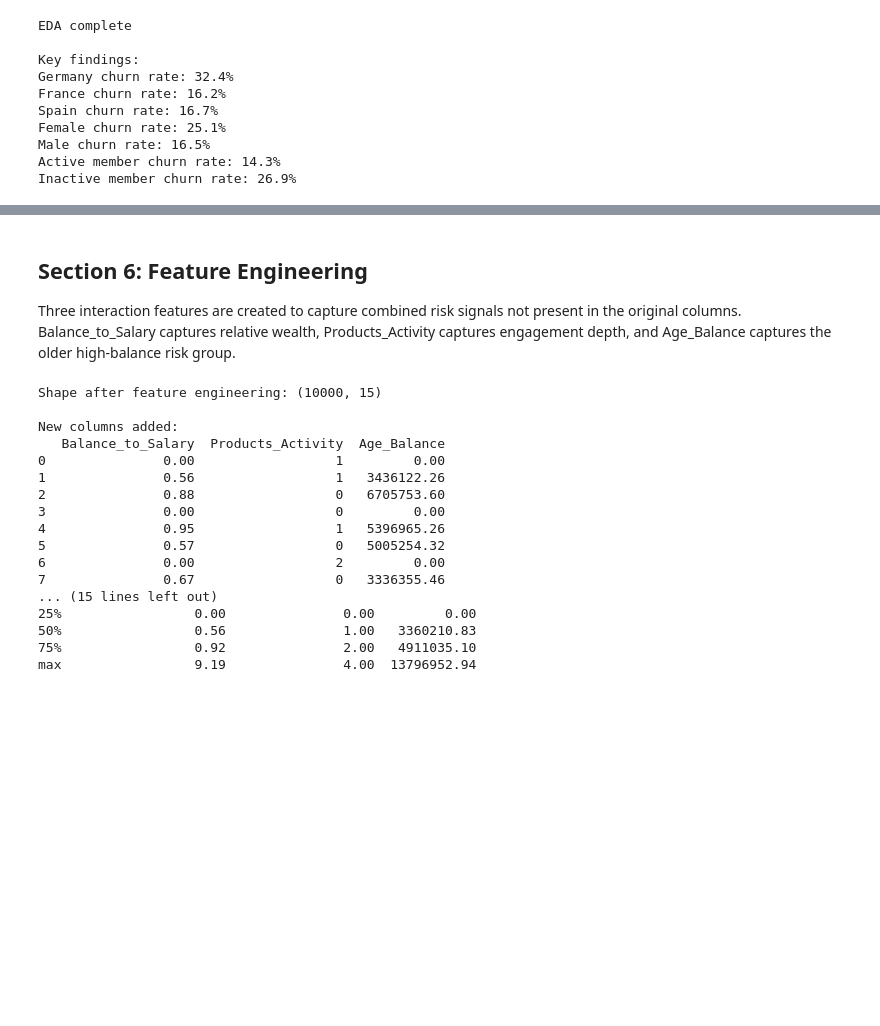
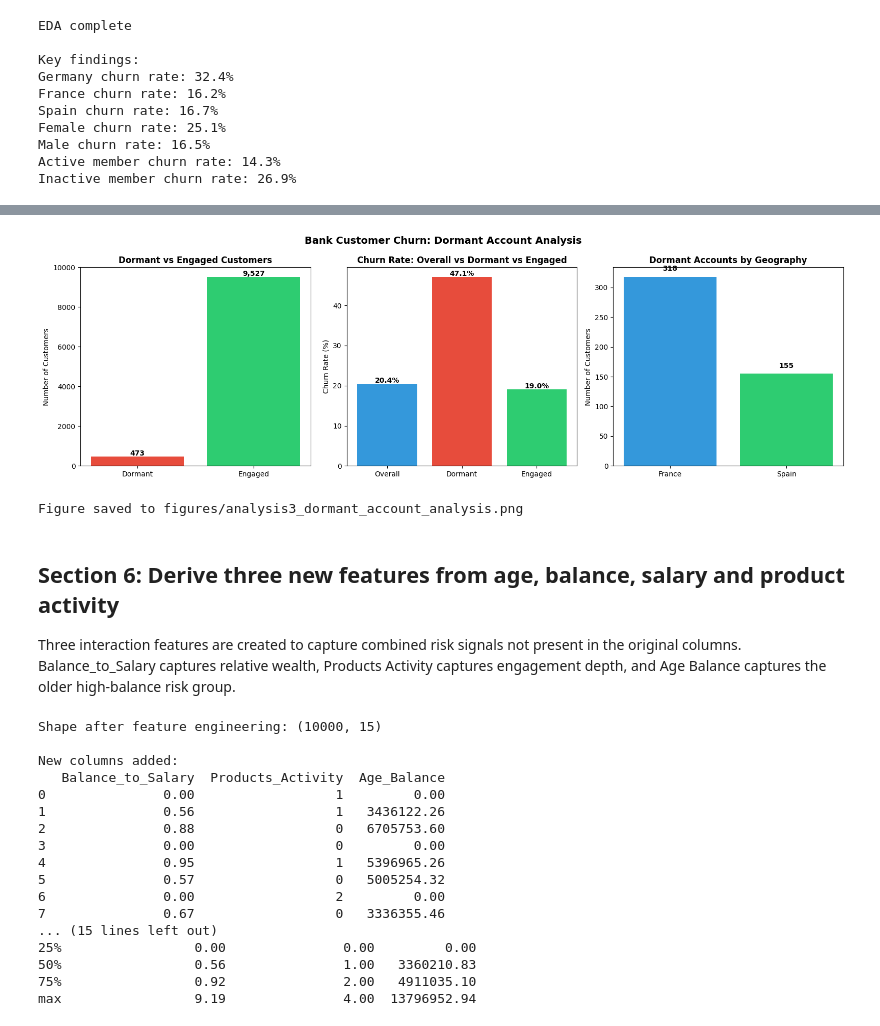
Before and after one commit to Kingsley-Eboh/bank-churn-prediction, a Jupyter notebook: bank_churn_prediction.ipynb, the cells around one changed output, grey strips where cells are left out. Drawn from its saved outputs; the diff is of its cells as text; code cells hidden in the pictures; blank space fills up the shorter version.

```diff
--- a/bank_churn_prediction.ipynb
+++ b/bank_churn_prediction.ipynb
@@ -363,0 +455,73 @@ Inactive member churn rate: 26.9%
+# %%
+
+# Define dormant account flag
+dormant = (df['Balance'] == 0) & (df['IsActiveMember'] == 0) & (df['NumOfProducts'] == 1)
+df_dormant = df[dormant].copy()
+df_engaged = df[~dormant].copy()
+
+print("=== DORMANT ACCOUNT ANALYSIS ===\n")
+print(f"Dormant accounts: {dormant.sum():,} ({dormant.mean()*100:.1f}%)")
+print(f"Engaged customers: {(~dormant).sum():,} ({(~dormant).mean()*100:.1f}%)")
+
+# Churn rate comparison
+dormant_churn = df_dormant['Exited'].mean() * 100
+engaged_churn = df_engaged['Exited'].mean() * 100
+overall_churn = df['Exited'].mean() * 100
+
+print(f"\nOverall churn rate: {overall_churn:.1f}%")
+print(f"Dormant account churn rate: {dormant_churn:.1f}%")
+print(f"Engaged customer churn rate: {engaged_churn:.1f}%")
+
+# Dormant account profile
+print(f"\nDormant account profile:")
+print(f"Average age: {df_dormant['Age'].mean():.1f}")
+print(f"Average credit score: {df_dormant['CreditScore'].mean():.1f}")
+print(f"Average tenure: {df_dormant['Tenure'].mean():.1f} years")
+
+print(f"\nDormant account geography breakdown:")
+print(df_dormant['Geography'].value_counts())
+
+print(f"\nDormant account gender breakdown:")
+print(df_dormant['Gender'].value_counts())
+
+# Visualise
+fig, axes = plt.subplots(1, 3, figsize=(16, 5))
+fig.suptitle('Bank Customer Churn: Dormant Account Analysis',
+             fontsize=14, fontweight='bold')
+
+# Plot 1: Dormant vs engaged customer count
+segments = ['Dormant', 'Engaged']
+counts = [dormant.sum(), (~dormant).sum()]
+bars = axes[0].bar(segments, counts, color=['#e74c3c', '#2ecc71'])
+axes[0].set_title('Dormant vs Engaged Customers', fontweight='bold')
+axes[0].set_ylabel('Number of Customers')
+for bar, v in zip(bars, counts):
+    axes[0].text(bar.get_x() + bar.get_width()/2,
+                 v + 50, f'{v:,}', ha='center', fontweight='bold')
+
+# Plot 2: Churn rate comparison
+churn_segments = ['Overall', 'Dormant', 'Engaged']
+churn_rates = [overall_churn, dormant_churn, engaged_churn]
+colors = ['#3498db', '#e74c3c', '#2ecc71']
+bars = axes[1].bar(churn_segments, churn_rates, color=colors)
+axes[1].set_title('Churn Rate: Overall vs Dormant vs Engaged', fontweight='bold')
+axes[1].set_ylabel('Churn Rate (%)')
+for bar, v in zip(bars, churn_rates):
+    axes[1].text(bar.get_x() + bar.get_width()/2,
+                 v + 0.3, f'{v:.1f}%', ha='center', fontweight='bold')
+
+# Plot 3: Dormant account geography distribution
+geo_counts = df_dormant['Geography'].value_counts()
+axes[2].bar(geo_counts.index, geo_counts.values,
+            color=['#3498db', '#2ecc71', '#e74c3c'])
+axes[2].set_title('Dormant Accounts by Geography', fontweight='bold')
+axes[2].set_ylabel('Number of Customers')
+for i, v in enumerate(geo_counts.values):
+    axes[2].text(i, v + 10, f'{v:,}', ha='center', fontweight='bold')
+
+plt.tight_layout()
+plt.savefig('figures/analysis3_dormant_account_analysis.png', dpi=150, bbox_inches='tight')
+plt.show()
+
+print("\nFigure saved to figures/analysis3_dormant_account_analysis.png")
+# %% [output]
@@ -364,7 +545,9 @@ Inactive member churn rate: 26.9%
+[figure, added]
+Figure saved to figures/analysis3_dormant_account_analysis.png
 # %% [markdown]
-## Section 6: Feature Engineering
+## Section 6: Derive three new features from age, balance, salary and product activity
 
-Three interaction features are created to capture combined risk signals not present in the original columns. Balance_to_Salary captures relative wealth, Products_Activity captures engagement depth, and Age_Balance captures the older high-balance risk group.
+Three interaction features are created to capture combined risk signals not present in the original columns. Balance_to_Salary captures relative wealth, Products Activity captures engagement depth, and Age Balance captures the older high-balance risk group.
 # %%
 
 df_model = df_clean.copy()
```
Also changed, not shown: parts of 12 cells of this notebook, 3 other files.
